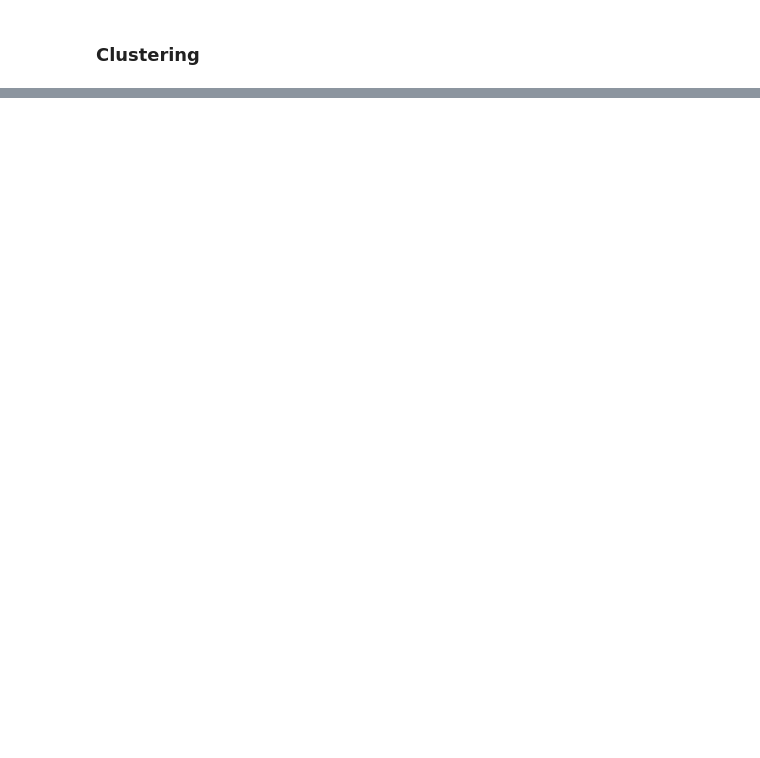
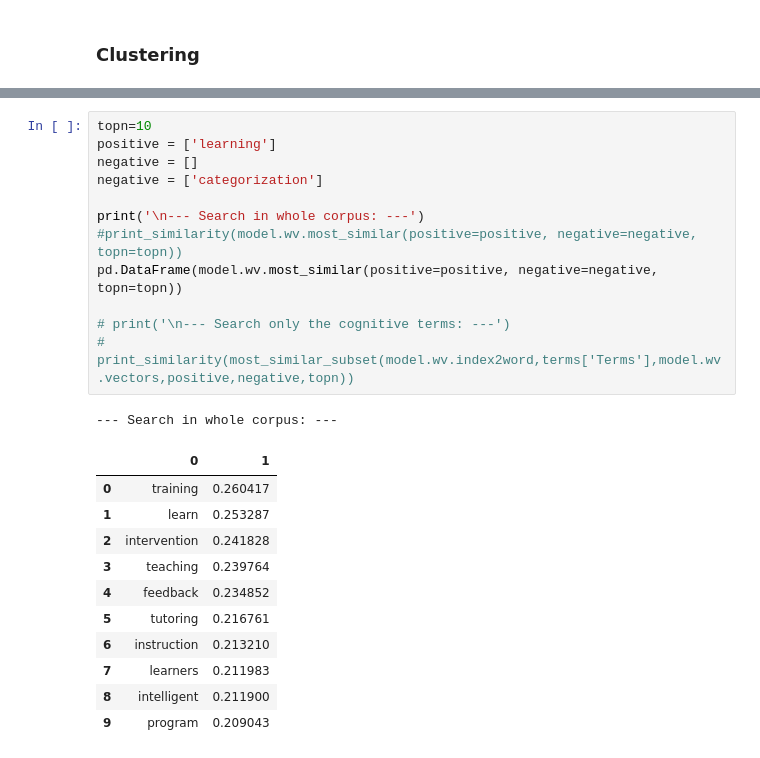
Before and after one commit to voytekresearch/IdentityCrisis, a Jupyter notebook: analysis/analysis_cogsci.ipynb, the cells around one changed output, grey strips where cells are left out. Drawn from its saved outputs; the diff is of its cells as text; blank space fills up the shorter version.

```diff
--- a/analysis/analysis_cogsci.ipynb
+++ b/analysis/analysis_cogsci.ipynb
@@ -276,0 +443,25 @@ pd.DataFrame([t[:10] for t in clustered_terms], index=['Clu%i'%i for i in range(
+# %%
+topn=10
+positive = ['learning']
+negative = []
+negative = ['categorization']
+
+print('\n--- Search in whole corpus: ---')
+#print_similarity(model.wv.most_similar(positive=positive, negative=negative, topn=topn))
+pd.DataFrame(model.wv.most_similar(positive=positive, negative=negative, topn=topn))
+
+# print('\n--- Search only the cognitive terms: ---')
+# print_similarity(most_similar_subset(model.wv.index2word,terms['Terms'],model.wv.vectors,positive,negative,topn))
+# %% [output]
+--- Search in whole corpus: ---
+|  | 0 | 1 |
+| 0 | training | 0.260417 |
+| 1 | learn | 0.253287 |
+| 2 | intervention | 0.241828 |
+| 3 | teaching | 0.239764 |
+| 4 | feedback | 0.234852 |
+| 5 | tutoring | 0.216761 |
+| 6 | instruction | 0.213210 |
+| 7 | learners | 0.211983 |
+| 8 | intelligent | 0.211900 |
+| 9 | program | 0.209043 |
```
Also changed, not shown: parts of 30 cells of this notebook, 2 other files.
